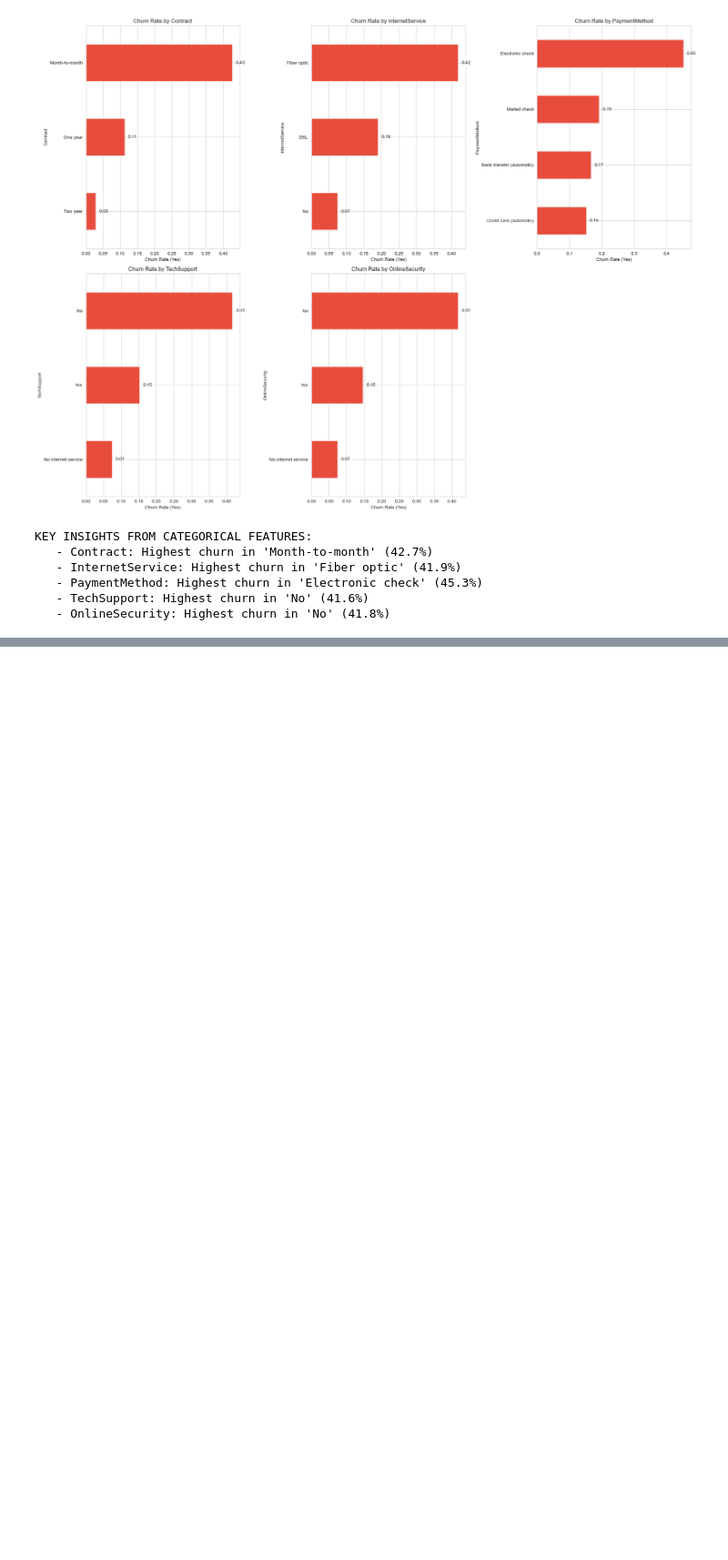
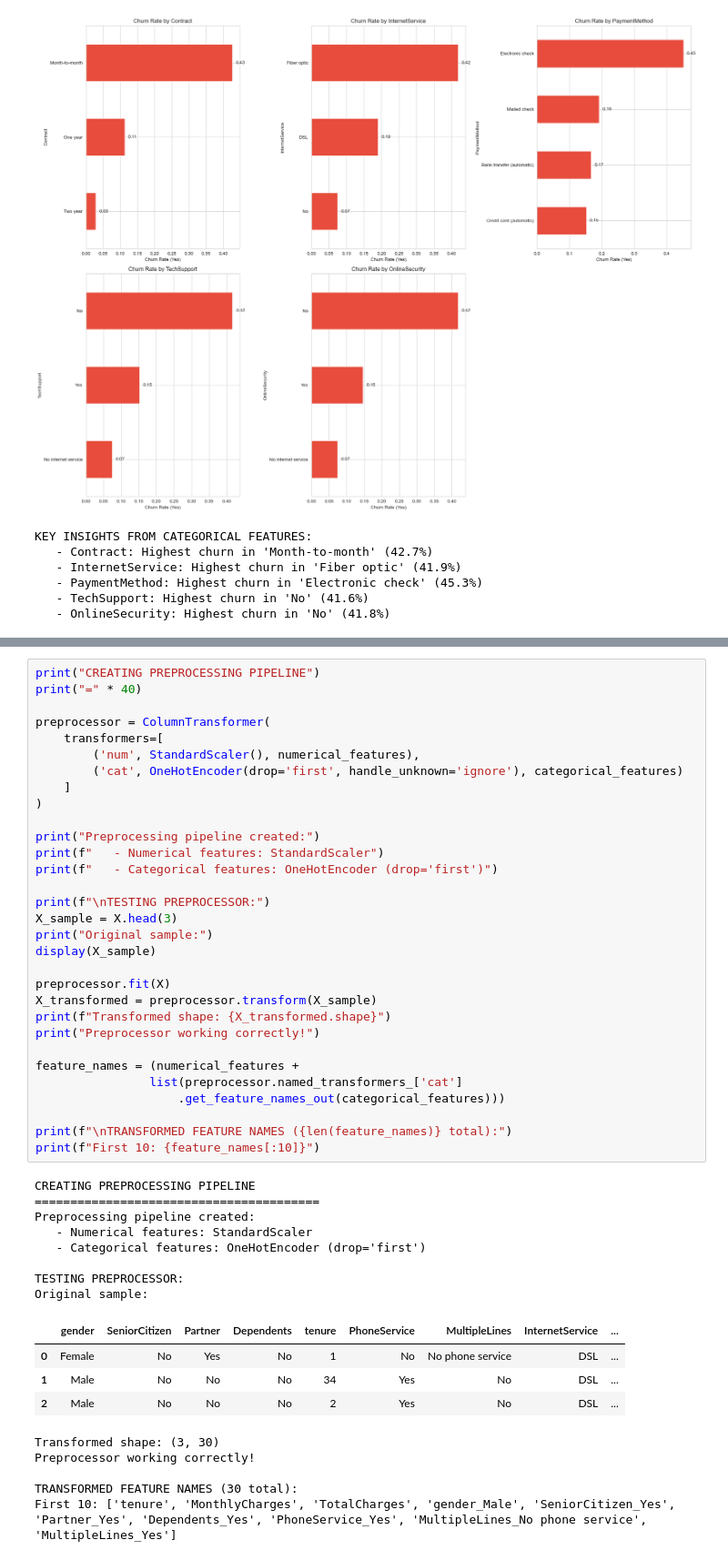
Before and after one commit to MariaImran2023/Telco-customer-churn, a Jupyter notebook: telco_churn_notebook.ipynb, the cells around one changed output, grey strips where cells are left out. Shown: that part at 91% size. Saved outputs shown, nothing was run; the diff lists cells and outputs as text; blank space fills up the shorter version.

```diff
--- a/telco_churn_notebook.ipynb
+++ b/telco_churn_notebook.ipynb
@@ -373,0 +389,49 @@ for feature in categorical_features[:5]:  # Show first 5 to avoid clutter
+# %%
+print("CREATING PREPROCESSING PIPELINE")
+print("=" * 40)
+
+preprocessor = ColumnTransformer(
+    transformers=[
+        ('num', StandardScaler(), numerical_features),
+        ('cat', OneHotEncoder(drop='first', handle_unknown='ignore'), categorical_features)
+    ]
+)
+
+print("Preprocessing pipeline created:")
+print(f"   - Numerical features: StandardScaler")
+print(f"   - Categorical features: OneHotEncoder (drop='first')")
+
+print(f"\nTESTING PREPROCESSOR:")
+X_sample = X.head(3)
+print("Original sample:")
+display(X_sample)
+
+preprocessor.fit(X)
+X_transformed = preprocessor.transform(X_sample)
+print(f"Transformed shape: {X_transformed.shape}")
+print("Preprocessor working correctly!")
+
+feature_names = (numerical_features +
+                list(preprocessor.named_transformers_['cat']
+                    .get_feature_names_out(categorical_features)))
+
+print(f"\nTRANSFORMED FEATURE NAMES ({len(feature_names)} total):")
+print(f"First 10: {feature_names[:10]}")
+# %% [output]
+CREATING PREPROCESSING PIPELINE
+========================================
+Preprocessing pipeline created:
+   - Numerical features: StandardScaler
+   - Categorical features: OneHotEncoder (drop='first')
+
+TESTING PREPROCESSOR:
+Original sample:
+|  | gender | SeniorCitizen | Partner | Dependents | tenure | PhoneService | MultipleLines | InternetService | ... |
+| 0 | Female | No | Yes | No | 1 | No | No phone service | DSL | ... |
+| 1 | Male | No | No | No | 34 | Yes | No | DSL | ... |
+| 2 | Male | No | No | No | 2 | Yes | No | DSL | ... |
+Transformed shape: (3, 30)
+Preprocessor working correctly!
+
+TRANSFORMED FEATURE NAMES (30 total):
+First 10: ['tenure', 'MonthlyCharges', 'TotalCharges', 'gender_Male', 'SeniorCitizen_Yes', 'Partner_Yes', 'Dependents_Yes', 'PhoneService_Yes', 'MultipleLines_No phone service', 'MultipleLines_Yes']
```
Also changed, not shown: parts of 2 cells of this notebook.
